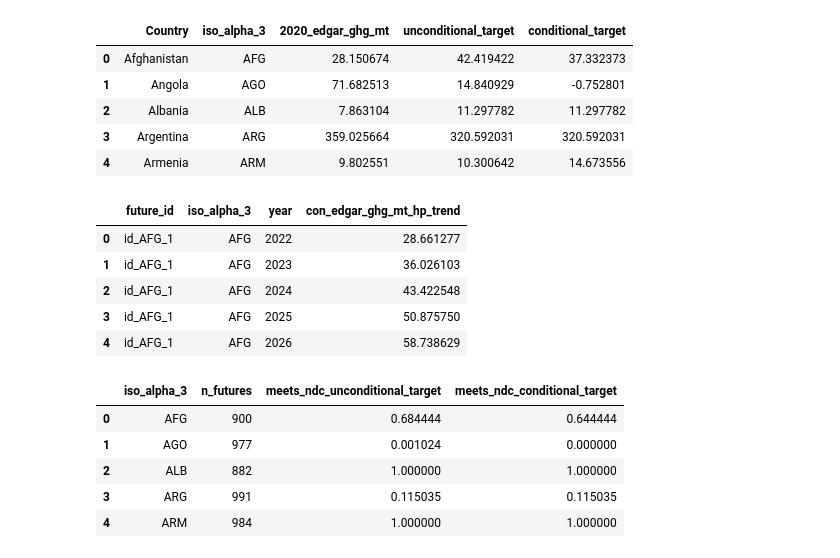
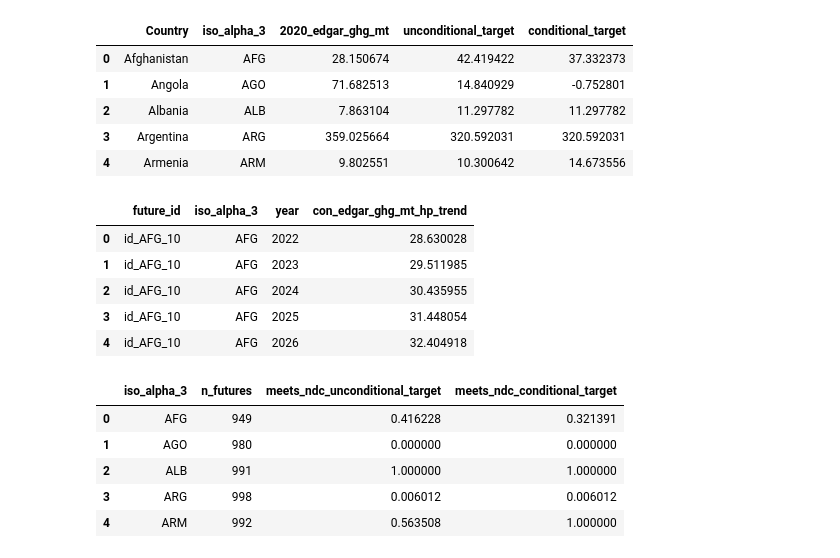
Before and after one commit to jroblar/ndc_evaluation, a Jupyter notebook: ml_scripts/ndc_probability_analysis.ipynb, the cells around one changed output. Drawn from its saved outputs; the diff is of its cells as text; code cells hidden in the pictures.

```diff
--- a/ml_scripts/ndc_probability_analysis.ipynb
+++ b/ml_scripts/ndc_probability_analysis.ipynb
@@ -253,15 +253,21 @@ def ndc_summary(
 
     return out
 # %%
-projected_df = pd.read_csv(os.path.join(POST_PROCESSING_DIR_PATH, f"post_processed_projected_emissions_{run_id}.csv"))
+projected_df = pd.read_parquet(
+    os.path.join(
+        POST_PROCESSING_DIR_PATH,
+        f"post_processed_projected_emissions_{run_id}.parquet"
+    )
+)
+
 projected_df.head()
 # %% [output]
 |  | future_id | iso_alpha_3 | year | con_edgar_ghg_mt_hp_trend |
-| 0 | id_AFG_1 | AFG | 2022 | 28.661277 |
-| 1 | id_AFG_1 | AFG | 2023 | 36.026103 |
-| 2 | id_AFG_1 | AFG | 2024 | 43.422548 |
-| 3 | id_AFG_1 | AFG | 2025 | 50.875750 |
-| 4 | id_AFG_1 | AFG | 2026 | 58.738629 |
+| 0 | id_AFG_10 | AFG | 2022 | 28.630028 |
+| 1 | id_AFG_10 | AFG | 2023 | 29.511985 |
+| 2 | id_AFG_10 | AFG | 2024 | 30.435955 |
+| 3 | id_AFG_10 | AFG | 2025 | 31.448054 |
+| 4 | id_AFG_10 | AFG | 2026 | 32.404918 |
 # %%
 target_evaluation_df = ndc_summary(
     projected_df=projected_df,
@@ -273,8 +279,8 @@ target_evaluation_df = ndc_summary(
 target_evaluation_df.head()
 # %% [output]
 |  | iso_alpha_3 | n_futures | meets_ndc_unconditional_target | meets_ndc_conditional_target |
-| 0 | AFG | 900 | 0.684444 | 0.644444 |
-| 1 | AGO | 977 | 0.001024 | 0.000000 |
-| 2 | ALB | 882 | 1.000000 | 1.000000 |
-| 3 | ARG | 991 | 0.115035 | 0.115035 |
-| 4 | ARM | 984 | 1.000000 | 1.000000 |
+| 0 | AFG | 949 | 0.416228 | 0.321391 |
+| 1 | AGO | 980 | 0.000000 | 0.000000 |
+| 2 | ALB | 991 | 1.000000 | 1.000000 |
+| 3 | ARG | 998 | 0.006012 | 0.006012 |
+| 4 | ARM | 992 | 0.563508 | 1.000000 |
```
Also changed, not shown: parts of 15 cells of this notebook, 2 other files.
